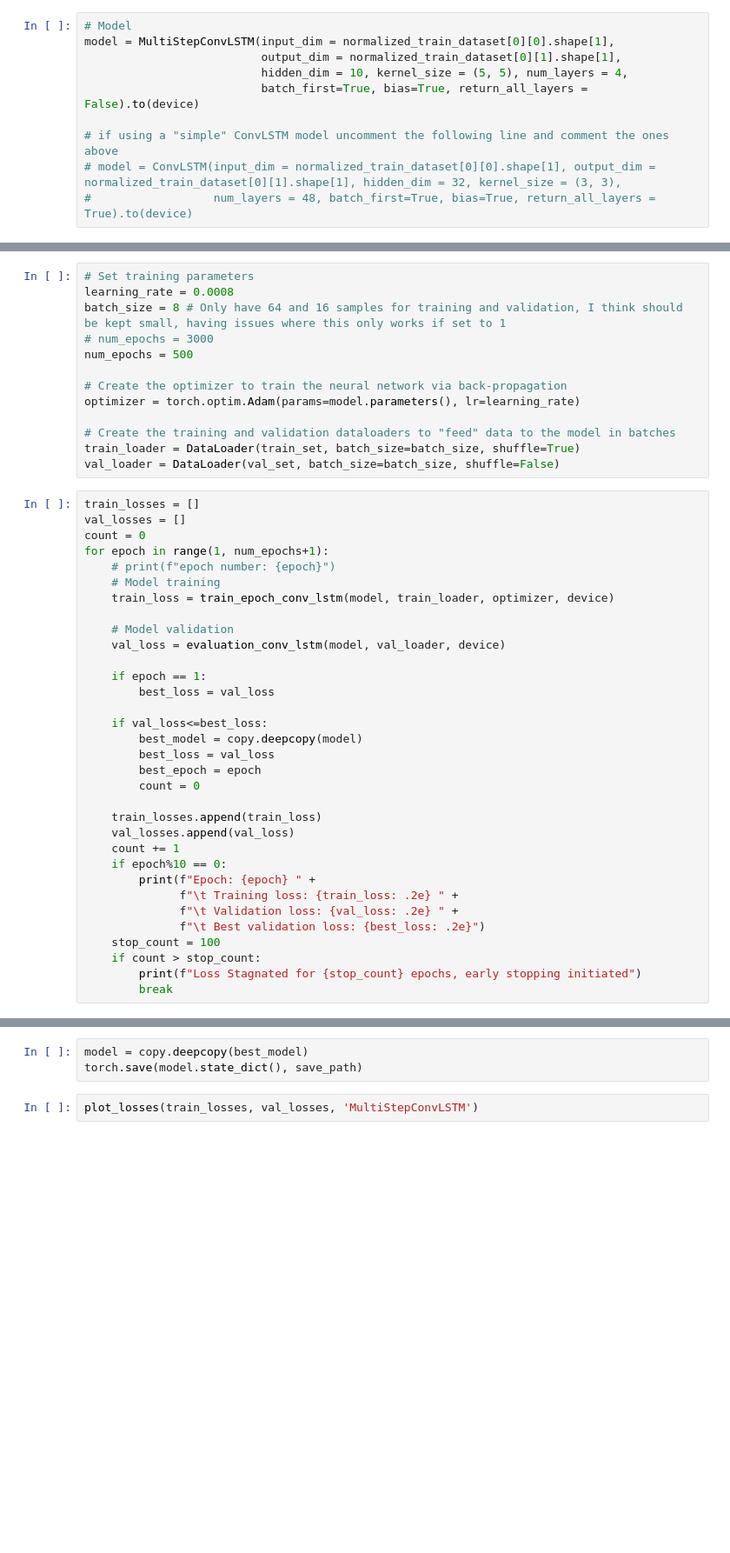
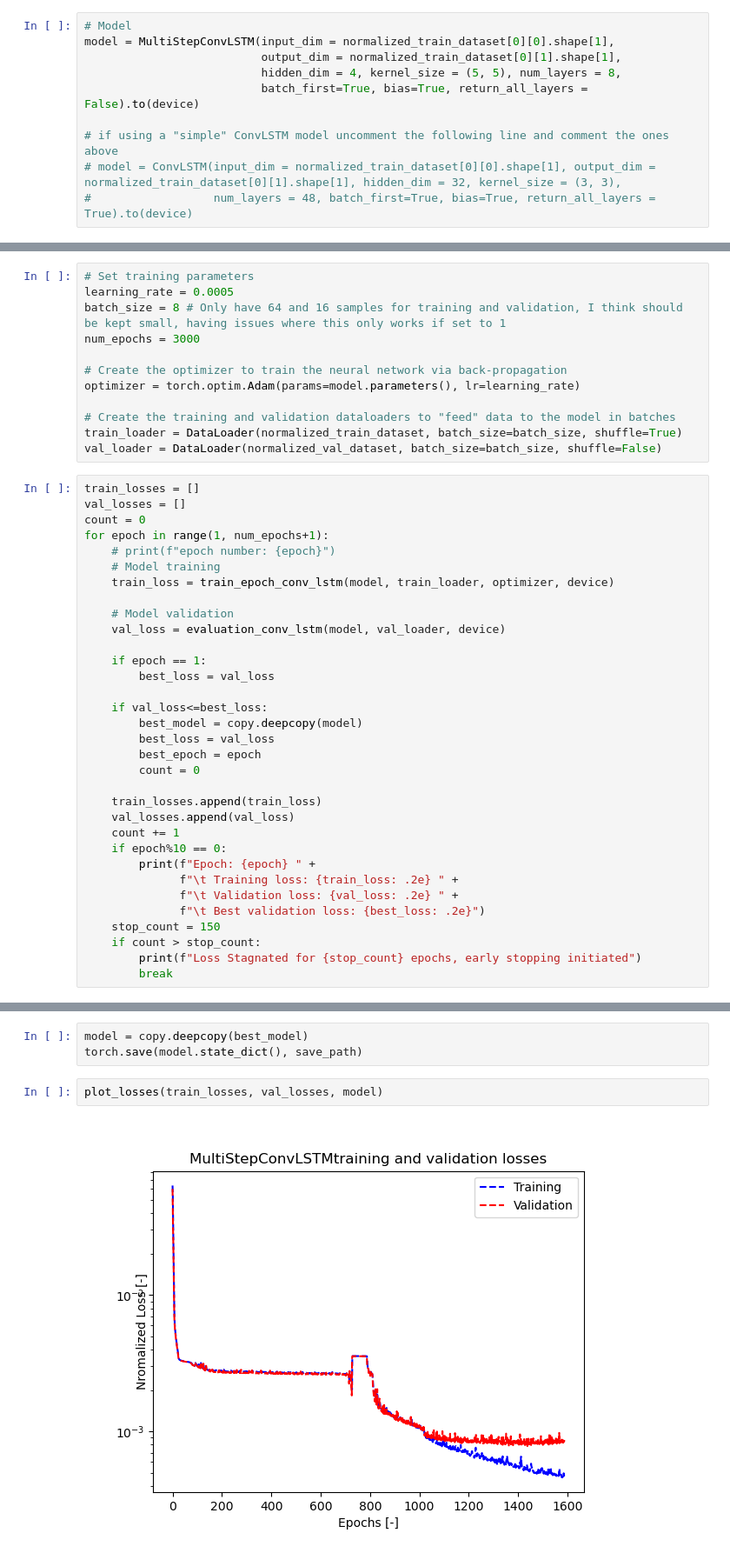
Before and after one commit to antoniomagherini99/FLOOD_group2, a Jupyter notebook: models/ConvLSTM_model/conv_lstm.ipynb, the cells around one changed output, grey strips where cells are left out. Shown at 87% size. Saved outputs shown, nothing was run; the diff lists cells and outputs as text; blank space fills up the shorter version.

```diff
--- a/models/ConvLSTM_model/conv_lstm.ipynb
+++ b/models/ConvLSTM_model/conv_lstm.ipynb
@@ -123,7 +116,7 @@ joblib.dump(scaler_y, 'models/ConvLSTM_model/scalers/scaler_y.joblib')
 # Model
 model = MultiStepConvLSTM(input_dim = normalized_train_dataset[0][0].shape[1],
                           output_dim = normalized_train_dataset[0][1].shape[1],
-                          hidden_dim = 10, kernel_size = (5, 5), num_layers = 4,
+                          hidden_dim = 4, kernel_size = (5, 5), num_layers = 8,
                           batch_first=True, bias=True, return_all_layers = False).to(device)
 
 # if using a "simple" ConvLSTM model uncomment the following line and comment the ones above
@@ -140,16 +145,15 @@ print(f"Model size: {model_size_MB:.2f} MB")
 # %%
 # Set training parameters
-learning_rate = 0.0008
+learning_rate = 0.0005
 batch_size = 8 # Only have 64 and 16 samples for training and validation, I think should be kept small, having issues where this only works if set to 1
-# num_epochs = 3000
-num_epochs = 500
+num_epochs = 3000
 
 # Create the optimizer to train the neural network via back-propagation
 optimizer = torch.optim.Adam(params=model.parameters(), lr=learning_rate)
 
 # Create the training and validation dataloaders to "feed" data to the model in batches
-train_loader = DataLoader(train_set, batch_size=batch_size, shuffle=True)
-val_loader = DataLoader(val_set, batch_size=batch_size, shuffle=False)
+train_loader = DataLoader(normalized_train_dataset, batch_size=batch_size, shuffle=True)
+val_loader = DataLoader(normalized_val_dataset, batch_size=batch_size, shuffle=False)
 # %%
 train_losses = []
 val_losses = []
@@ -179,7 +183,7 @@ for epoch in range(1, num_epochs+1):
               f"\t Training loss: {train_loss: .2e} " +
               f"\t Validation loss: {val_loss: .2e} " +
               f"\t Best validation loss: {best_loss: .2e}")
-    stop_count = 100
+    stop_count = 150
     if count > stop_count:
         print(f"Loss Stagnated for {stop_count} epochs, early stopping initiated")
         break
@@ -187,4 +209,6 @@ for epoch in range(1, num_epochs+1):
 model = copy.deepcopy(best_model)
 torch.save(model.state_dict(), save_path)
 # %%
-plot_losses(train_losses, val_losses, 'MultiStepConvLSTM')
+plot_losses(train_losses, val_losses, model)
+# %% [output]
+[figure, added]
```
Also changed, not shown: parts of 9 cells of this notebook, 6 other files.
